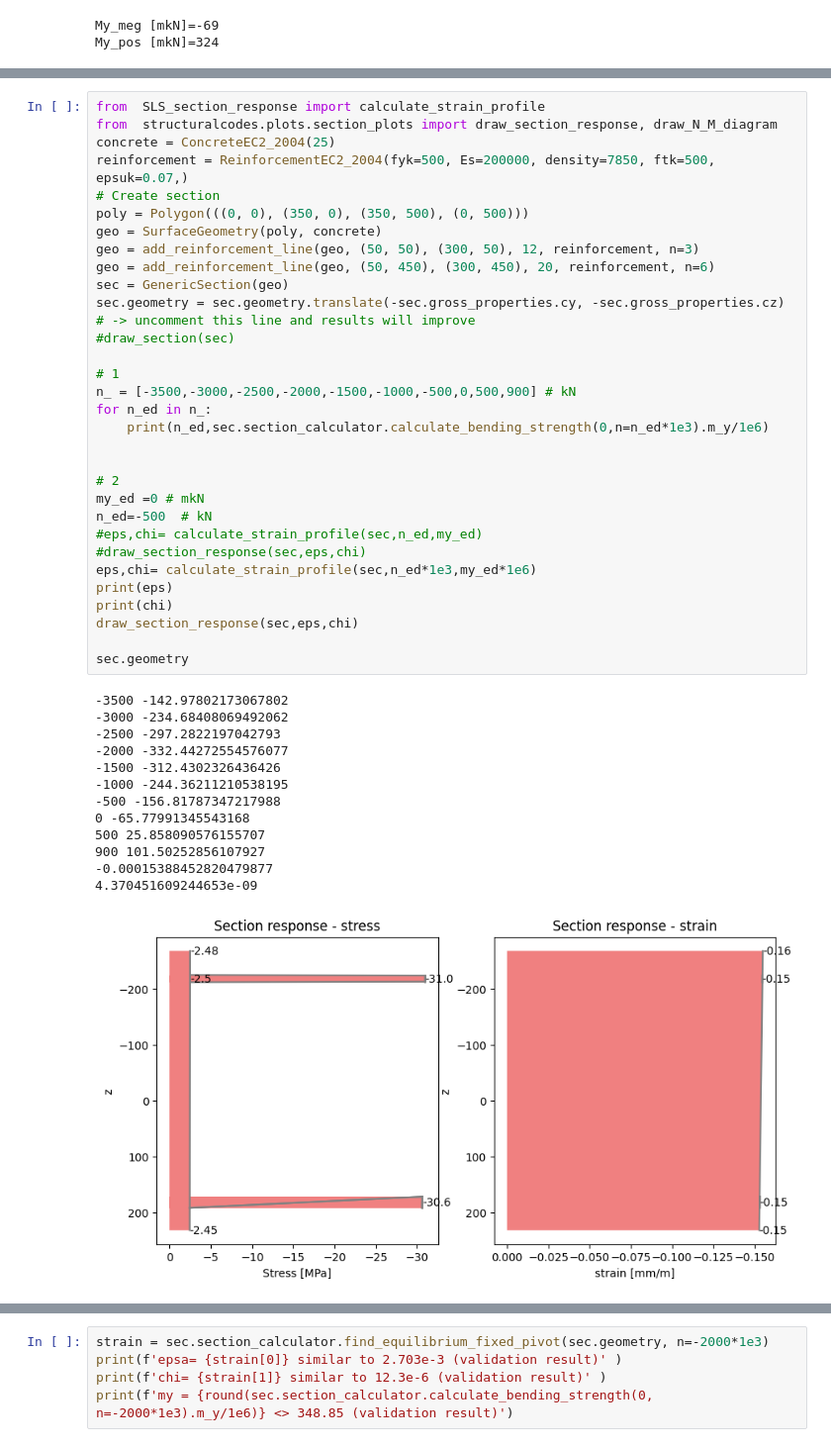
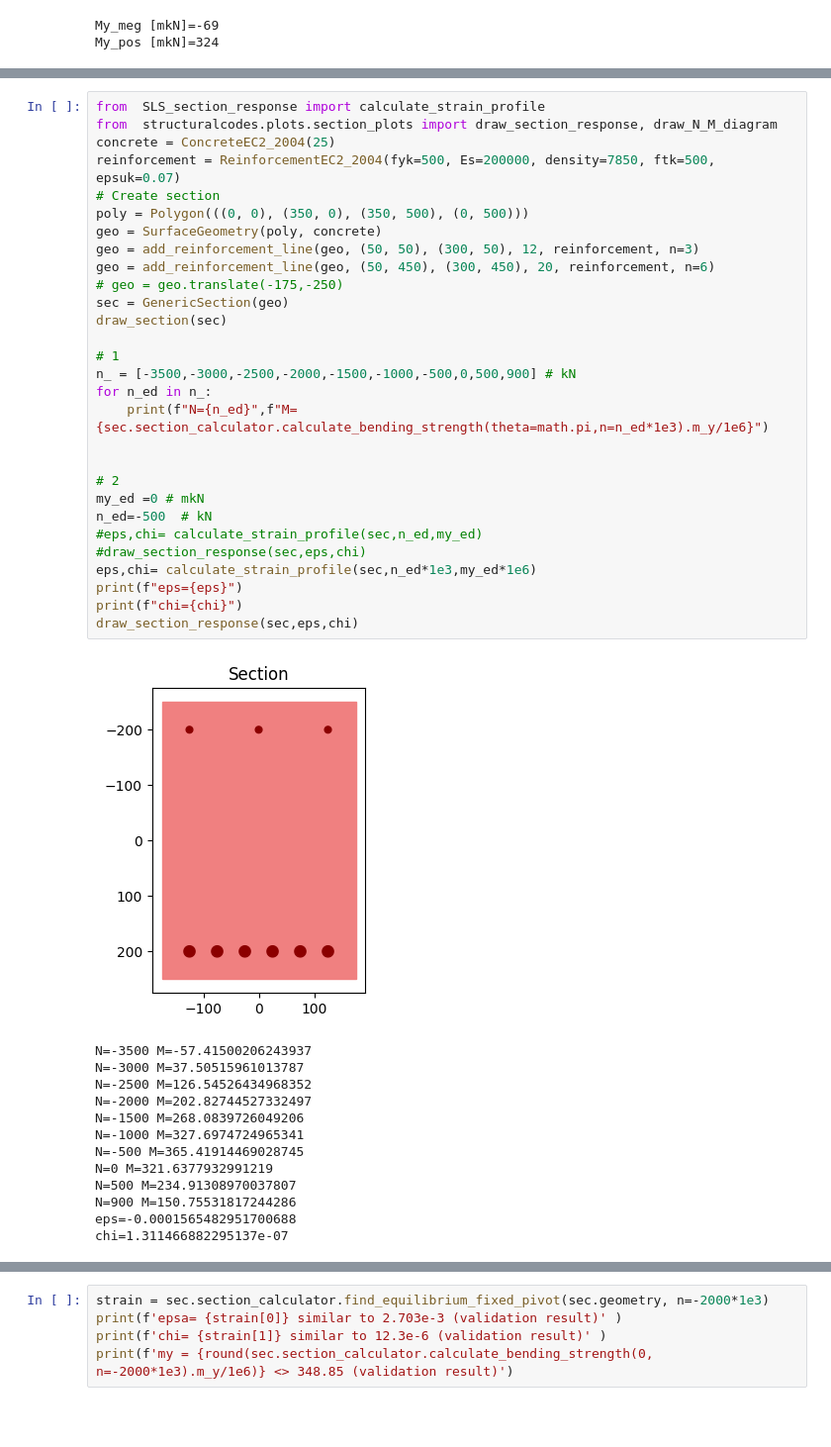
Before and after one commit to fib-international/structuralcodes, a Jupyter notebook: Issues.ipynb, the cells around one changed output, grey strips where cells are left out. Shown: that part at 99% size. Drawn from its saved outputs; the diff is of its cells as text; blank space fills up the shorter version.

```diff
--- a/Issues.ipynb
+++ b/Issues.ipynb
@@ -173,45 +189,43 @@ My_pos [mkN]=324
 # %%
 from  SLS_section_response import calculate_strain_profile
 from  structuralcodes.plots.section_plots import draw_section_response, draw_N_M_diagram
 concrete = ConcreteEC2_2004(25)
-reinforcement = ReinforcementEC2_2004(fyk=500, Es=200000, density=7850, ftk=500, epsuk=0.07,)
+reinforcement = ReinforcementEC2_2004(fyk=500, Es=200000, density=7850, ftk=500, epsuk=0.07)
 # Create section
 poly = Polygon(((0, 0), (350, 0), (350, 500), (0, 500)))
 geo = SurfaceGeometry(poly, concrete)
 geo = add_reinforcement_line(geo, (50, 50), (300, 50), 12, reinforcement, n=3)
 geo = add_reinforcement_line(geo, (50, 450), (300, 450), 20, reinforcement, n=6)
+# geo = geo.translate(-175,-250)
 sec = GenericSection(geo)
-sec.geometry = sec.geometry.translate(-sec.gross_properties.cy, -sec.gross_properties.cz) # -> uncomment this line and results will improve
-#draw_section(sec)
+draw_section(sec)
 
 # 1
 n_ = [-3500,-3000,-2500,-2000,-1500,-1000,-500,0,500,900] # kN
 for n_ed in n_:
-    print(n_ed,sec.section_calculator.calculate_bending_strength(0,n=n_ed*1e3).m_y/1e6)
+    print(f"N={n_ed}",f"M={sec.section_calculator.calculate_bending_strength(theta=math.pi,n=n_ed*1e3).m_y/1e6}")
 
 
 # 2
 my_ed =0 # mkN
 n_ed=-500  # kN
 #eps,chi= calculate_strain_profile(sec,n_ed,my_ed)
 #draw_section_response(sec,eps,chi)
 eps,chi= calculate_strain_profile(sec,n_ed*1e3,my_ed*1e6)
-print(eps)
-print(chi)
+print(f"eps={eps}")
+print(f"chi={chi}")
 draw_section_response(sec,eps,chi)
-
-sec.geometry
 # %% [output]
+[figure, new version]
--3500 -142.97802173067802
--3000 -234.68408069492062
--2500 -297.2822197042793
--2000 -332.44272554576077
--1500 -312.4302326436426
--1000 -244.36211210538195
--500 -156.81787347217988
-0 -65.77991345543168
-500 25.858090576155707
-900 101.50252856107927
--0.00015388452820479877
-4.370451609244653e-09
+N=-3500 M=-57.41500206243937
+N=-3000 M=37.50515961013787
+N=-2500 M=126.54526434968352
+N=-2000 M=202.82744527332497
+N=-1500 M=268.0839726049206
+N=-1000 M=327.6974724965341
+N=-500 M=365.41914469028745
+N=0 M=321.6377932991219
+N=500 M=234.91308970037807
+N=900 M=150.75531817244286
+eps=-0.0001565482951700688
+chi=1.311466882295137e-07
-[figure, old version]
```
Also changed, not shown: parts of 3 cells of this notebook.
